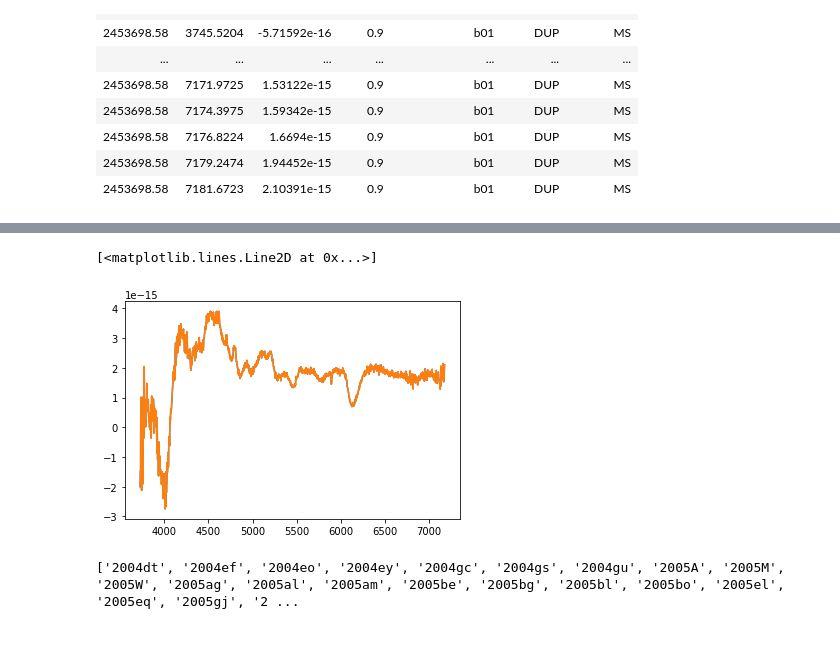
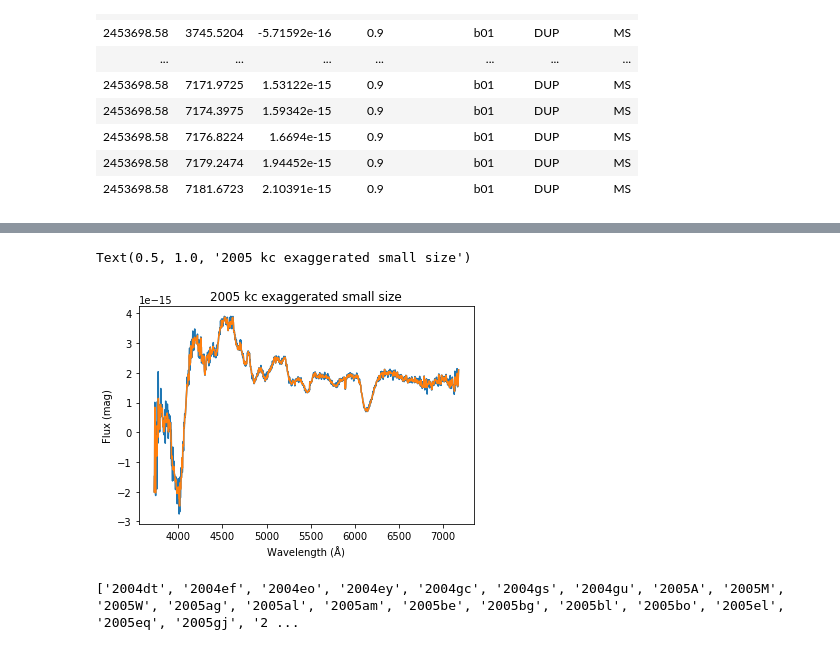
Before and after one commit to mwvgroup/SN-Spectral-Evolution, a Jupyter notebook: spectral_filtering.ipynb, the cells around one changed output, grey strips where cells are left out. Saved outputs shown, nothing was run; the diff lists cells and outputs as text; code cells hidden in the pictures.

```diff
--- a/spectral_filtering.ipynb
+++ b/spectral_filtering.ipynb
@@ -121,11 +127,14 @@ plt.plot(spectrum['wavelength'],filtered_flux)
 # %%
-median_filter(spectrum['flux'],size=1)
-filtered_flux=median_filter(spectrum['flux'],size=1)
+median_filter(spectrum['flux'],size=3)
+filtered_flux=median_filter(spectrum['flux'],size=3)
 plt.plot(spectrum['wavelength'],spectrum['flux'])
 plt.plot(spectrum['wavelength'],filtered_flux)
+plt.xlabel('Wavelength (Å)')
+plt.ylabel('Flux (mag)')
+plt.title('2005 kc exaggerated small size')
 # %% [output]
-[<matplotlib.lines.Line2D at 0x...>]
+Text(0.5, 1.0, '2005 kc exaggerated small size')
-[figure, old version]
+[figure, new version]
 # %%
 object_ids_dr3 = dr3.get_available_ids()
 print(object_ids_dr3)
```
Also changed, not shown: parts of 20 cells of this notebook.
